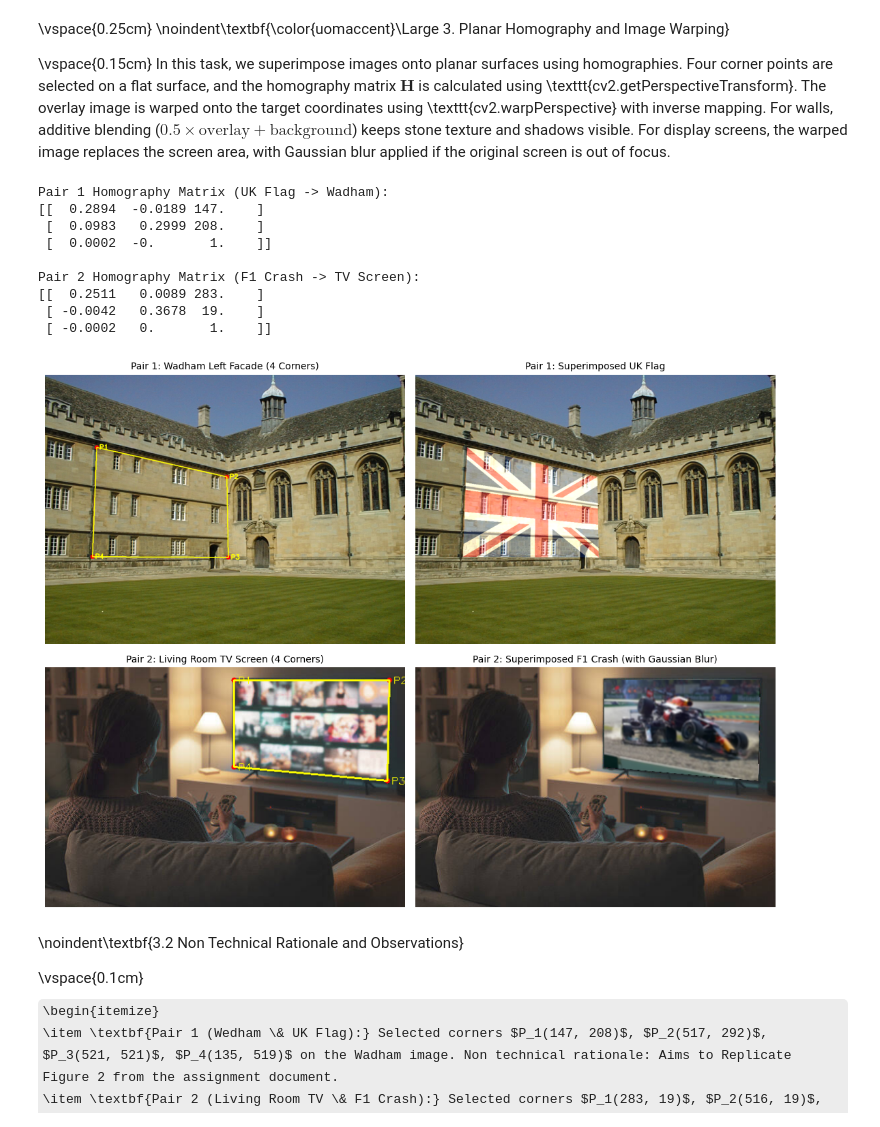
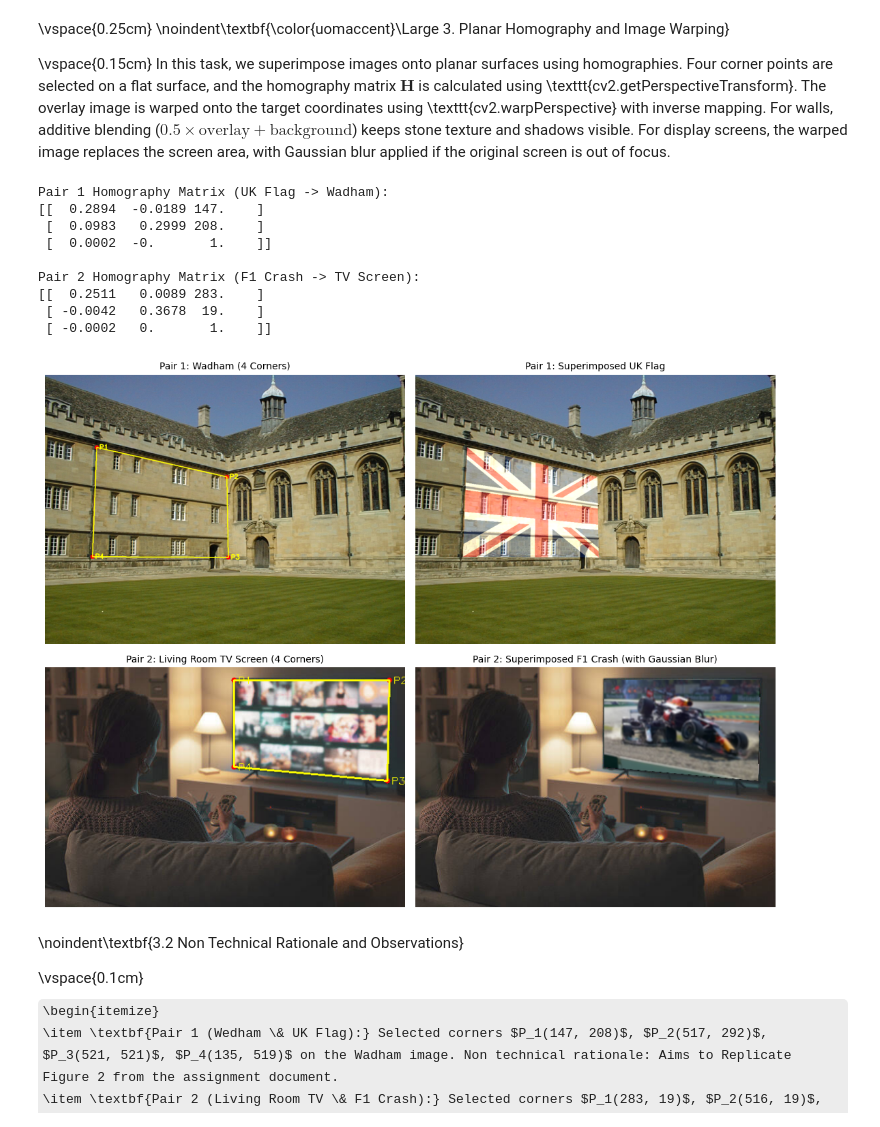
Before and after one commit to RumethRanhinda/EN3160-Vision-UoM, a Jupyter notebook: Assignments/Fitting and Alignment/230566U_a02.ipynb, the cells around one changed output. Cells and saved outputs as stored; diff of their text form; code cells hidden in the pictures; some formulas as TeX source.

```diff
--- a/Assignments/Fitting and Alignment/230566U_a02.ipynb
+++ b/Assignments/Fitting and Alignment/230566U_a02.ipynb
@@ -359,35 +359,35 @@ pts_tv = np.float32([[283, 19], [516, 19], [513, 170], [283, 149]])
 res_tv, H2 = superimpose_image('src/tv.jpg', 'src/crash.jpg', pts_tv, blend_mode='replace', blur=((11, 11), 4))
 
 orig_tv = cv2.imread('src/tv.jpg')
 for i, pt in enumerate(pts_tv):
     cv2.circle(orig_tv, tuple(pt.astype(int)), 4, (0, 0, 255), -1)
     cv2.putText(orig_tv, f"P{i+1}", (int(pt[0]) + 6, int(pt[1]) + 5), cv2.FONT_HERSHEY_SIMPLEX, 0.5, (0, 255, 255), 1)
 cv2.polylines(orig_tv, [pts_tv.astype(np.int32)], True, (0, 255, 255), 2)
 
 # Display Results
 print("Pair 1 Homography Matrix (UK Flag -> Wadham):")
 print(np.array2string(H1, precision=4, suppress_small=True))
 print("\nPair 2 Homography Matrix (F1 Crash -> TV Screen):")
 print(np.array2string(H2, precision=4, suppress_small=True))
 
 fig, axes = plt.subplots(2, 2, figsize=(11, 8.5))
-axes[0, 0].imshow(cv2.cvtColor(orig_wadham, cv2.COLOR_BGR2RGB)); axes[0, 0].set_title("Pair 1: Wadham Left Facade (4 Corners)", fontsize=10); axes[0, 0].axis('off')
+axes[0, 0].imshow(cv2.cvtColor(orig_wadham, cv2.COLOR_BGR2RGB)); axes[0, 0].set_title("Pair 1: Wadham (4 Corners)", fontsize=10); axes[0, 0].axis('off')
 axes[0, 1].imshow(cv2.cvtColor(res_wadham, cv2.COLOR_BGR2RGB)); axes[0, 1].set_title("Pair 1: Superimposed UK Flag", fontsize=10); axes[0, 1].axis('off')
 axes[1, 0].imshow(cv2.cvtColor(orig_tv, cv2.COLOR_BGR2RGB)); axes[1, 0].set_title("Pair 2: Living Room TV Screen (4 Corners)", fontsize=10); axes[1, 0].axis('off')
 axes[1, 1].imshow(cv2.cvtColor(res_tv, cv2.COLOR_BGR2RGB)); axes[1, 1].set_title("Pair 2: Superimposed F1 Crash (with Gaussian Blur)", fontsize=10); axes[1, 1].axis('off')
 plt.tight_layout()
 plt.show()
 # %% [output]
 Pair 1 Homography Matrix (UK Flag -> Wadham):
 [[  0.2894  -0.0189 147.    ]
  [  0.0983   0.2999 208.    ]
  [  0.0002  -0.       1.    ]]
 
 Pair 2 Homography Matrix (F1 Crash -> TV Screen):
 [[  0.2511   0.0089 283.    ]
  [ -0.0042   0.3678  19.    ]
  [ -0.0002   0.       1.    ]]
-[figure, old version]
+[figure, new version]
 # %% [markdown]
 \noindent\textbf{3.2 Non Technical Rationale and Observations}
 
```
Also changed, not shown: parts of 2 cells of this notebook, 2 other files.
